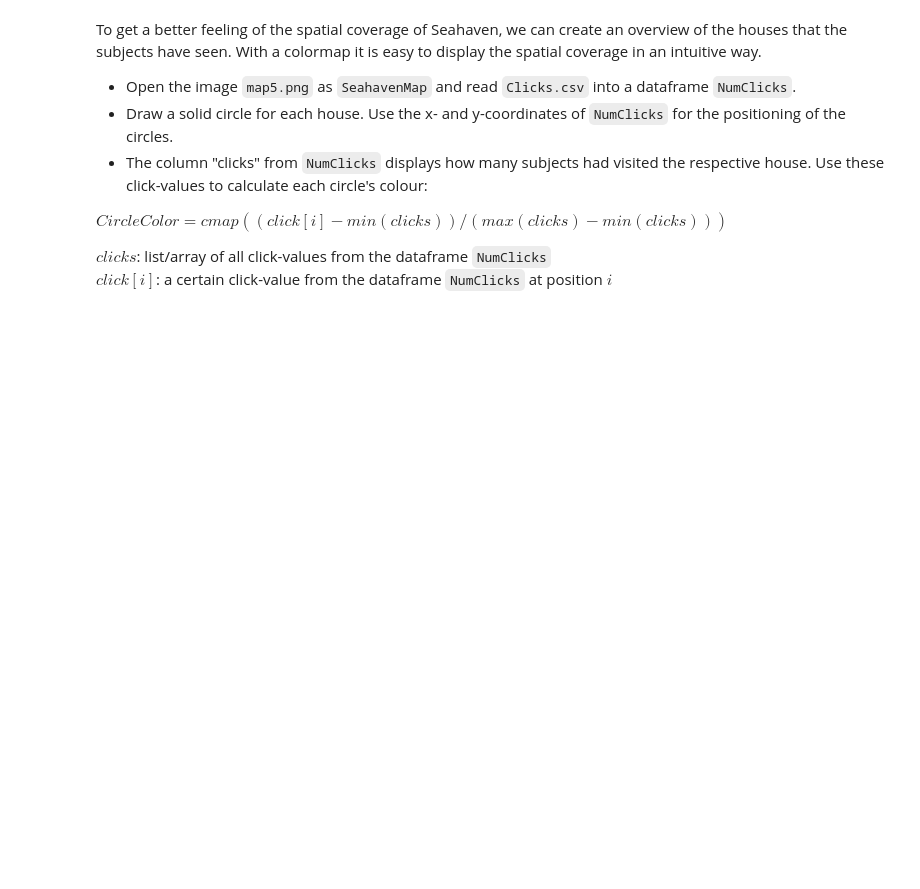
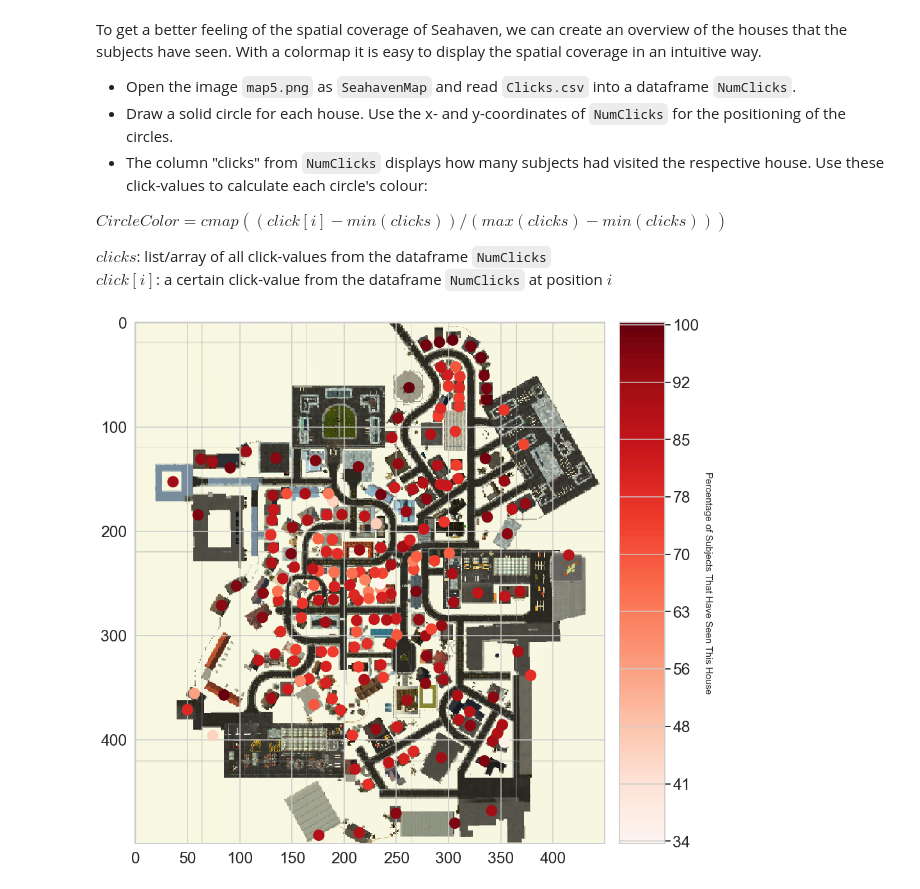
Before and after one commit to NBP-ACC/week-6-acc_7, a Jupyter notebook: sheet04-Maria.ipynb, the cells around one changed output. Saved outputs shown, nothing was run; the diff lists cells and outputs as text; code cells hidden in the pictures; blank space fills up the shorter version.

````diff
--- a/sheet04-Maria.ipynb
+++ b/sheet04-Maria.ipynb
@@ -354,30 +354,36 @@
 $click[i]$: a certain click-value from the dataframe ```NumClicks``` at position $i$
 # %%
 # open the files and extract the necessary data
-# TODO
-
+SeahavenMap = Image.open("Data/map5.png")
+NumClicks = pd.read_csv('Data/Clicks.csv')
+clicks = NumClicks['clicks']
 
 # set everything up to display the Seahaven Map
 fig = plt.figure(figsize=(15,15))
 SeahavenMap = SeahavenMap.resize((450,500))
 ax = plt.subplot2grid((10, 10), (0, 0), colspan=9,rowspan=10)
 plt.imshow(SeahavenMap, aspect = 'equal')
 
 # choose a colormap for the circles that display the houses
 cmap = plt.cm.get_cmap('Reds')
 
 # draw the circles and give them the right color (using the given colormap)
-# TODO
+for i in range(len(NumClicks)):
+    CircleColor = cmap((clicks[i] - min(clicks))/(max(clicks) - min(clicks)))
+    circle = plt.Circle((NumClicks["x"].iloc[i] ,NumClicks["y"].iloc[i]), color=CircleColor)
+    ax.add_artist(circle)
 
 
 # set everything up to display the Colormap / legend for the circle's colors
 a=np.outer(np.arange(0,1,0.01),np.ones(3))
 ax2 = plt.subplot2grid((10, 10), (0, 9),rowspan=10)
 plt.imshow(a,aspect='auto',cmap='Reds',origin="lower")
 ax2.get_xaxis().set_ticks([])
 ax2.get_yaxis().set_ticks(np.linspace(0,99,10))
 ax2.get_yaxis().set_ticklabels(np.linspace((min(clicks)/64)*100,(max(clicks)/64)*100,10,dtype=int))
 ax2.yaxis.tick_right()
 ax2.set_ylabel("Percentage of Subjects That Have Seen This House",rotation=270, fontsize=15, labelpad=20)
 ax2.yaxis.set_label_position("right")
 plt.show()
+# %% [output]
+[figure, added]
````
